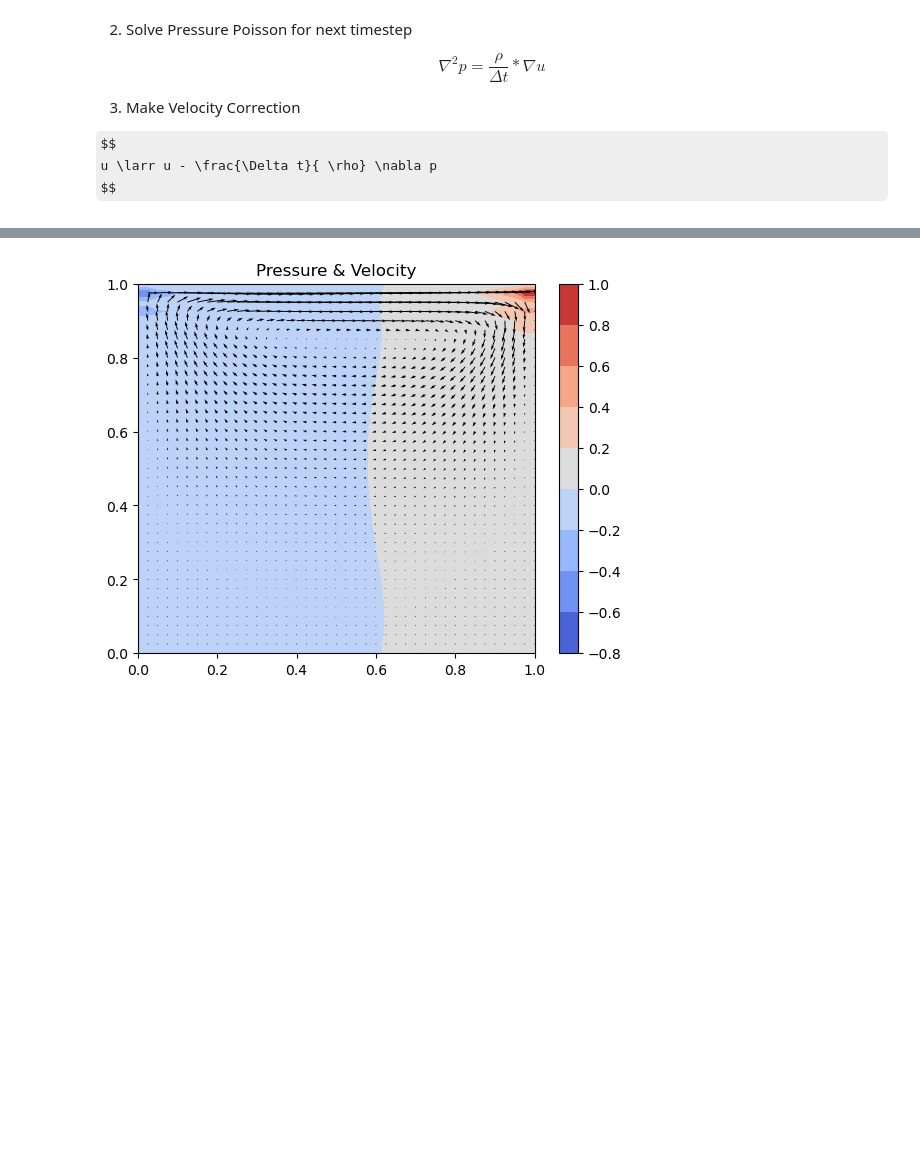
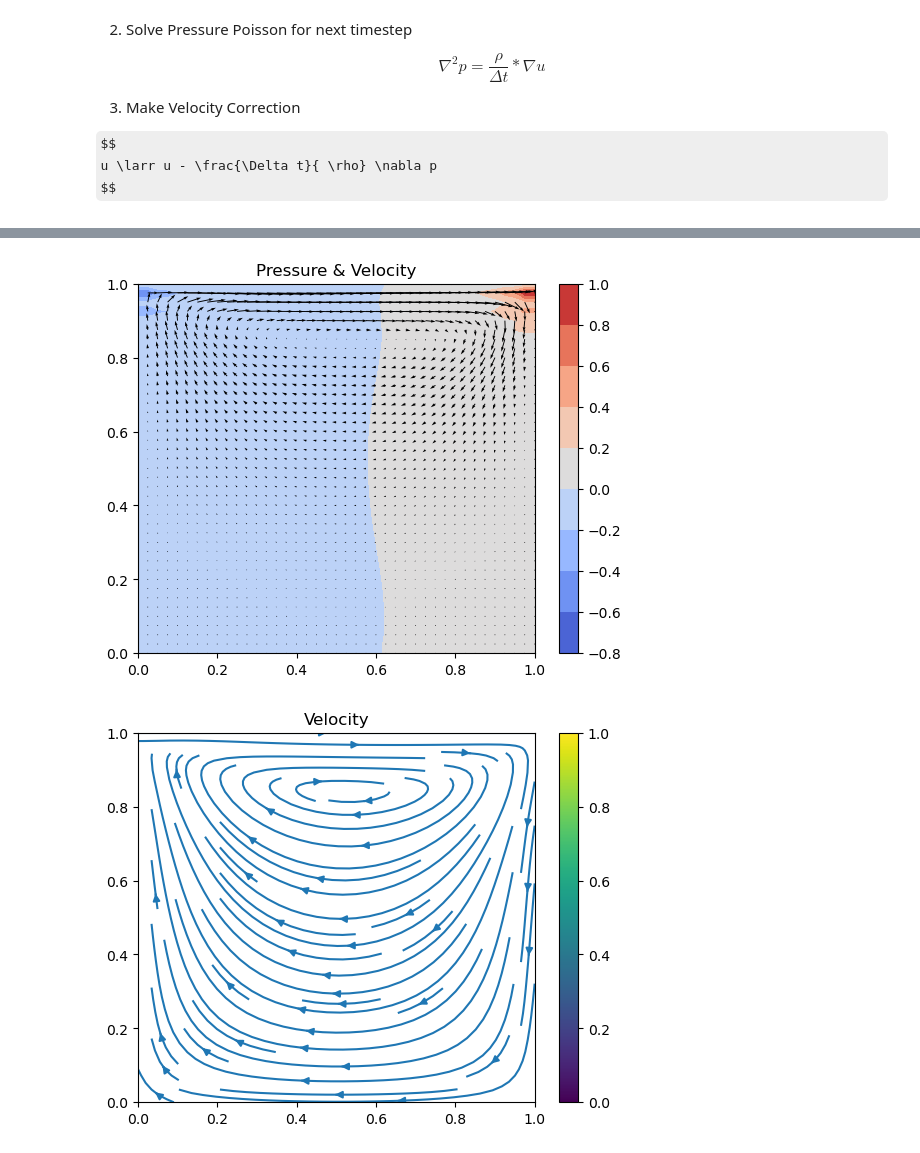
Before and after one commit to danielschafi/Lid-Driven-Cavity, a Jupyter notebook: lid_driven_cavity.ipynb, the cells around one changed output, grey strips where cells are left out. Cells and saved outputs as stored; diff of their text form; code cells hidden in the pictures; some formulas as TeX source; blank space fills up the shorter version.

Commit message:
plotting, readme, requirements

```diff
--- a/lid_driven_cavity.ipynb
+++ b/lid_driven_cavity.ipynb
@@ -263,9 +265,7 @@ class Grid():
             self.p[location.value] = self.p[location.inside().value]
 
 
-
-
-    def plot_everything(self, streamplot = False) -> None:
+    def plot_everything(self, streamplot = False, save=False, name="pressure_velocity") -> None:
         plt.contourf(self.x, self.y, self.p, cmap="coolwarm")
         plt.colorbar()
         if not streamplot:
@@ -275,10 +275,12 @@ class Grid():
         plt.xlim((0, 1))
         plt.ylim((0, 1))
         plt.title("Pressure & Velocity")
+        if save:
+            plt.savefig(os.path.join(config.reports_path,f"{name}.png"))
         plt.show()
 
 
-    def plot_velocity(self, streamplot = False) -> None:
+    def plot_velocity(self, streamplot = False, save=False, name="velocity") -> None:
         if not streamplot:
             plt.quiver(self.x, self.y, self.ux, self.uy)
         else:
@@ -287,12 +289,16 @@ class Grid():
         plt.ylim((0, 1))
         plt.title("Velocity")
         plt.colorbar()
+        if save:
+            plt.savefig(os.path.join(config.reports_path,f"{name}.png"))
         plt.show()
 
-    def plot_pressure(self) -> None:
+    def plot_pressure(self, save=False, name="pressure") -> None:
         plt.contourf(self.x, self.y, self.p, cmap="coolwarm")
         plt.colorbar()
         plt.title("Pressure")
+        if save:
+            plt.savefig(os.path.join(config.reports_path,f"{name}.png"))
         plt.show()
 # %%
 def d_dx(grid: np.ndarray) -> np.ndarray:
@@ -442,33 +448,37 @@ for _ in tqdm(range(ITERATIONS)):
         grid_1.p = np.zeros_like(grid_0.p)
         grid_1.p[1:-1,1:-1] = 0.25 * (grid_0.p[1:-1, 2:] +
                                         grid_0.p[1:-1, :-2] +
                                         grid_0.p[2:,1:-1] +
                                         grid_0.p[:-2,1:-1] - h**2 * rhs_ppe[1:-1,1:-1])
 
         # 2.3 Enforce pressure boundary condition
         grid_1.bc_enforce_pressure()
         grid_0.p = grid_1.p
 
     # 3.1 Correct the velocity with the pressure
     # u_t+1 = u_tent - (delta_t/rho) * nabla(p)
     grid_1.ux = grid_tent.ux - (delta_t/rho) * d_dx(grid_1.p)
     grid_1.uy = grid_tent.uy - (delta_t/rho) * d_dy(grid_1.p)
 
     # 3.2 Enforce velocity boundary conditions
     grid_1.bc_enforce_velocity()
 
 
     # 4 Update the grid for the next iteration
     grid_0.ux = grid_1.ux
     grid_0.uy = grid_1.uy
     grid_0.p = grid_1.p
 
 
 
-grid_0.plot_velocity(streamplot=False)
-grid_0.plot_pressure()
-grid_0.plot_everything(streamplot=False)
+grid_0.plot_velocity(streamplot=False, save=True, name="velocity")
+grid_0.plot_pressure(save=True, name="pressure")
+grid_0.plot_everything(streamplot=False, save=True, name="pressure_velocity")
+
+grid_0.plot_velocity(streamplot=True, save=True, name="velocity_streamplot")
+grid_0.plot_everything(streamplot=True, save=True, name="pressure_velocity_streamplot")
 # %% [output]
 [figure]
 [figure]
 [figure]
+[figure, added]
```
Also changed, not shown: parts of 2 cells of this notebook, 8 other files.
